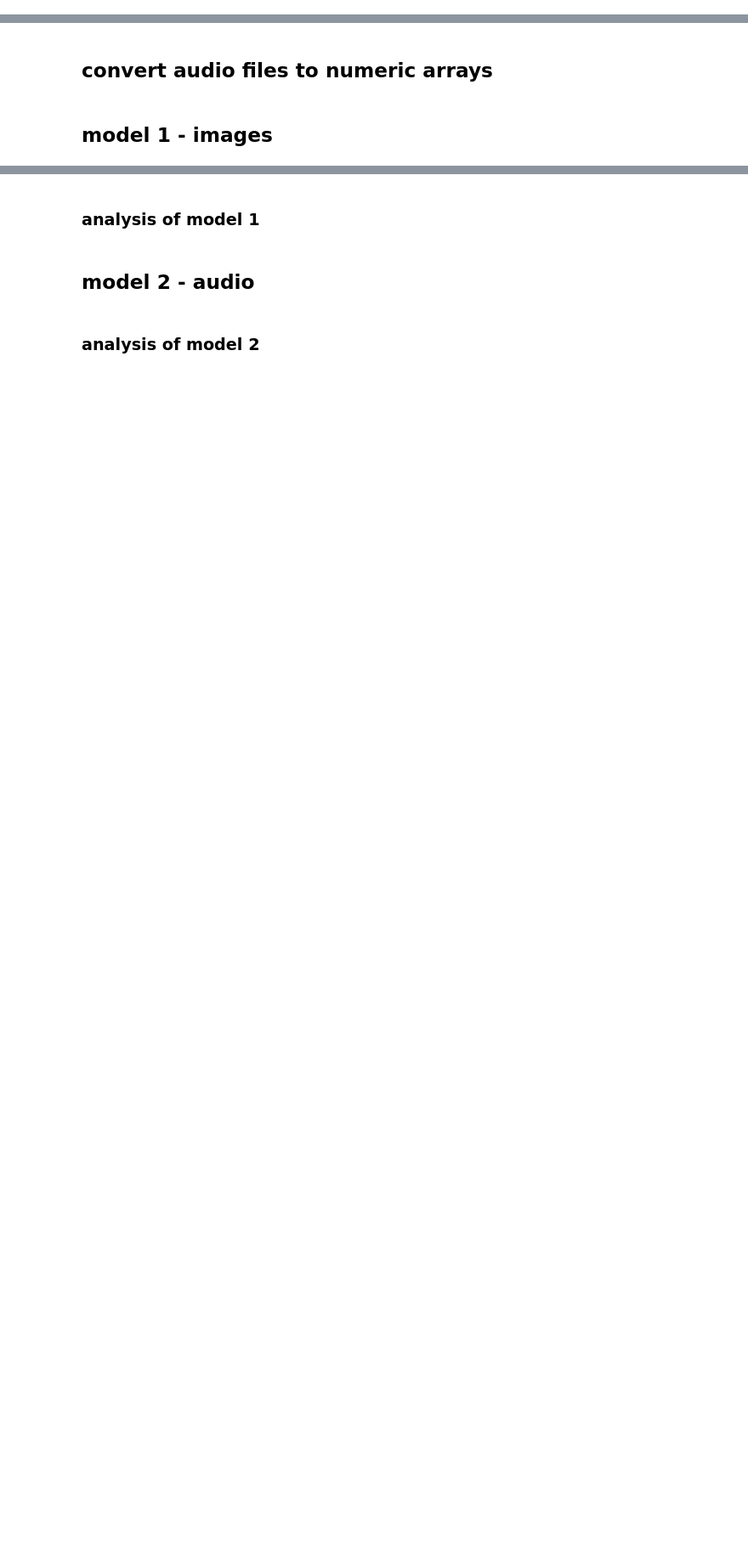
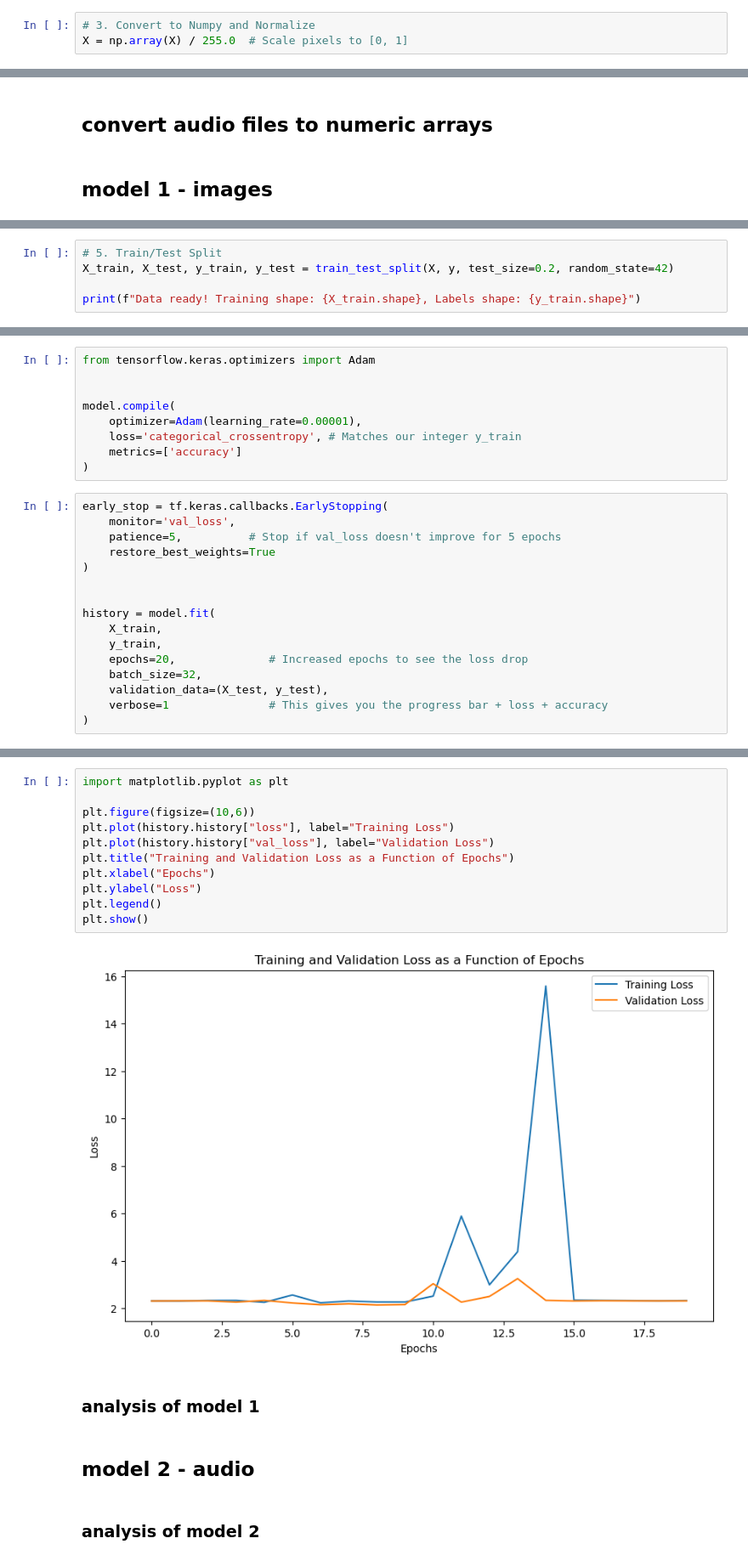
Before and after one commit to marissa-data/ml-III-project, a Jupyter notebook: sk_checkpoint_0327.ipynb, the cells around one changed output, grey strips where cells are left out. Shown at 85% size. Saved outputs shown, nothing was run; the diff lists cells and outputs as text; blank space fills up the shorter version.

```diff
--- a/sk_checkpoint_0327.ipynb
+++ b/sk_checkpoint_0327.ipynb
@@ -23,6 +23,9 @@ for genre in genres:
 
 # Convert to a single numpy array
 X = np.array(images)
+# %%
+# 3. Convert to Numpy and Normalize
+X = np.array(X) / 255.0  # Scale pixels to [0, 1]
 # %%
 print(X)
 # %% [output]
@@ -67,0 +88,5 @@ from tensorflow.keras import layers, models
+# %%
+# 5. Train/Test Split
+X_train, X_test, y_train, y_test = train_test_split(X, y, test_size=0.2, random_state=42)
+
+print(f"Data ready! Training shape: {X_train.shape}, Labels shape: {y_train.shape}")
@@ -67,0 +147,25 @@ from tensorflow.keras import layers, models
+# %%
+from tensorflow.keras.optimizers import Adam
+
+
+model.compile(
+    optimizer=Adam(learning_rate=0.00001),
+    loss='categorical_crossentropy', # Matches our integer y_train
+    metrics=['accuracy']
+)
+# %%
+early_stop = tf.keras.callbacks.EarlyStopping(
+    monitor='val_loss',
+    patience=5,          # Stop if val_loss doesn't improve for 5 epochs
+    restore_best_weights=True
+)
+
+
+history = model.fit(
+    X_train,
+    y_train,
+    epochs=20,              # Increased epochs to see the loss drop
+    batch_size=32,
+    validation_data=(X_test, y_test),
+    verbose=1               # This gives you the progress bar + loss + accuracy
+)
@@ -68,3 +194,16 @@ from tensorflow.keras import layers, models
+# %%
+import matplotlib.pyplot as plt
+
+plt.figure(figsize=(10,6))
+plt.plot(history.history["loss"], label="Training Loss")
+plt.plot(history.history["val_loss"], label="Validation Loss")
+plt.title("Training and Validation Loss as a Function of Epochs")
+plt.xlabel("Epochs")
+plt.ylabel("Loss")
+plt.legend()
+plt.show()
+# %% [output]
+[figure, added]
 # %% [markdown]
 ### **analysis of model 1**
 # %% [markdown]
```
Also changed, not shown: parts of 7 cells of this notebook.
